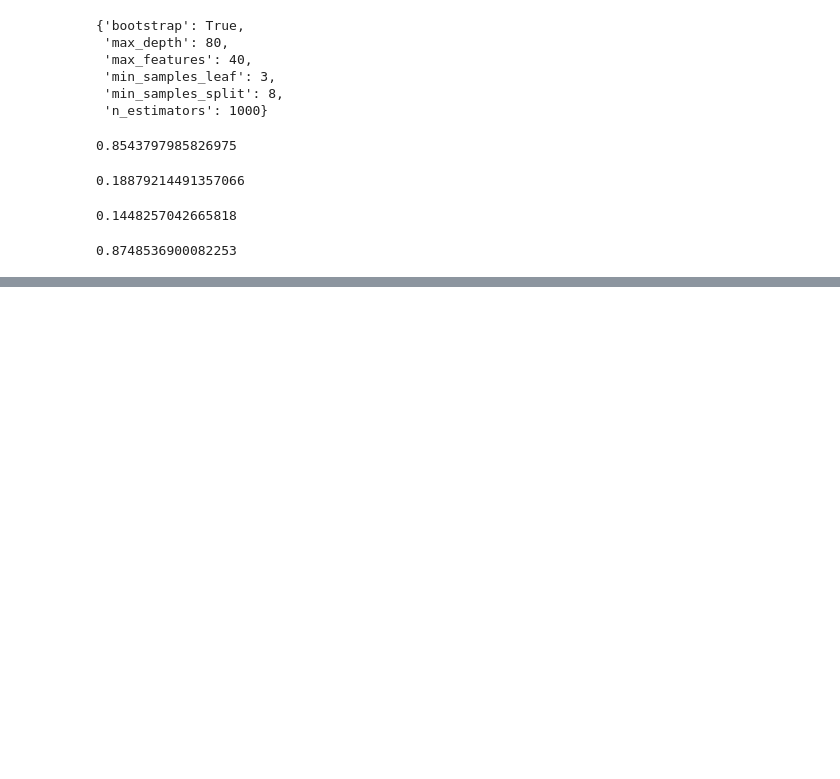
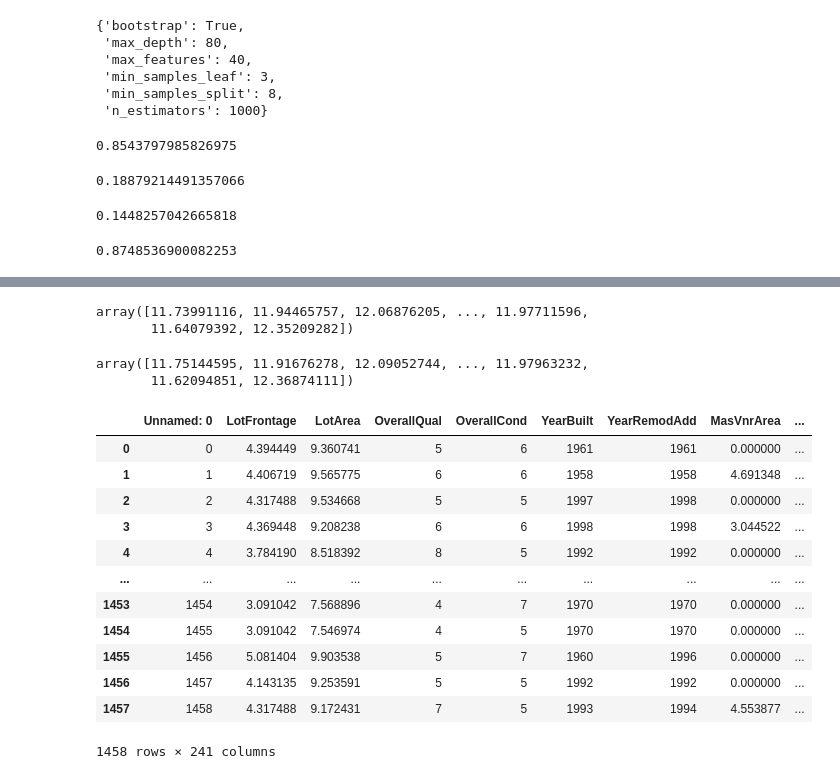
Before and after one commit to evgeniya-engel/ameshousing, a Jupyter notebook: Yukti/modelingRandomForest.ipynb, the cells around one changed output, grey strips where cells are left out. Drawn from its saved outputs; the diff is of its cells as text; code cells hidden in the pictures; blank space fills up the shorter version.

```diff
--- a/Yukti/modelingRandomForest.ipynb
+++ b/Yukti/modelingRandomForest.ipynb
@@ -127,0 +177,33 @@ NameError: name 'lasso_scores_train' is not defined
+# %%
+y_pred3 = regr_2.predict(feats3)
+y_pred3
+# %% [output]
+array([11.73991116, 11.94465757, 12.06876205, ..., 11.97711596,
+       11.64079392, 12.35209282])
+# %%
+y_pred_final = regr_4.predict(feats3)
+y_pred_final
+# %% [output]
+array([11.75144595, 11.91676278, 12.09052744, ..., 11.97963232,
+       11.62094851, 12.36874111])
+# %%
+Id_test = pd.read_csv('C:/Users/ykath/Downloads/test.csv')['Id']
+predicted_price = pd.Series(np.exp(y_pred_final))
+submission = pd.DataFrame({'Id': Id_test, 'SalePrice': predicted_price})
+submission.to_csv('submission.csv', index=False)
+# %%
+Id_test
+# %% [output]
+|  | Unnamed: 0 | LotFrontage | LotArea | OverallQual | OverallCond | YearBuilt | YearRemodAdd | MasVnrArea | ... |
+| 0 | 0 | 4.394449 | 9.360741 | 5 | 6 | 1961 | 1961 | 0.000000 | ... |
+| 1 | 1 | 4.406719 | 9.565775 | 6 | 6 | 1958 | 1958 | 4.691348 | ... |
+| 2 | 2 | 4.317488 | 9.534668 | 5 | 5 | 1997 | 1998 | 0.000000 | ... |
+| 3 | 3 | 4.369448 | 9.208238 | 6 | 6 | 1998 | 1998 | 3.044522 | ... |
+| 4 | 4 | 3.784190 | 8.518392 | 8 | 5 | 1992 | 1992 | 0.000000 | ... |
+| ... | ... | ... | ... | ... | ... | ... | ... | ... | ... |
+| 1453 | 1454 | 3.091042 | 7.568896 | 4 | 7 | 1970 | 1970 | 0.000000 | ... |
+| 1454 | 1455 | 3.091042 | 7.546974 | 4 | 5 | 1970 | 1970 | 0.000000 | ... |
+| 1455 | 1456 | 5.081404 | 9.903538 | 5 | 7 | 1960 | 1996 | 0.000000 | ... |
+| 1456 | 1457 | 4.143135 | 9.253591 | 5 | 5 | 1992 | 1992 | 0.000000 | ... |
+| 1457 | 1458 | 4.317488 | 9.172431 | 7 | 5 | 1993 | 1994 | 4.553877 | ... |
+1458 rows × 241 columns
```
Also changed, not shown: parts of 13 cells of this notebook, 1 other file.
